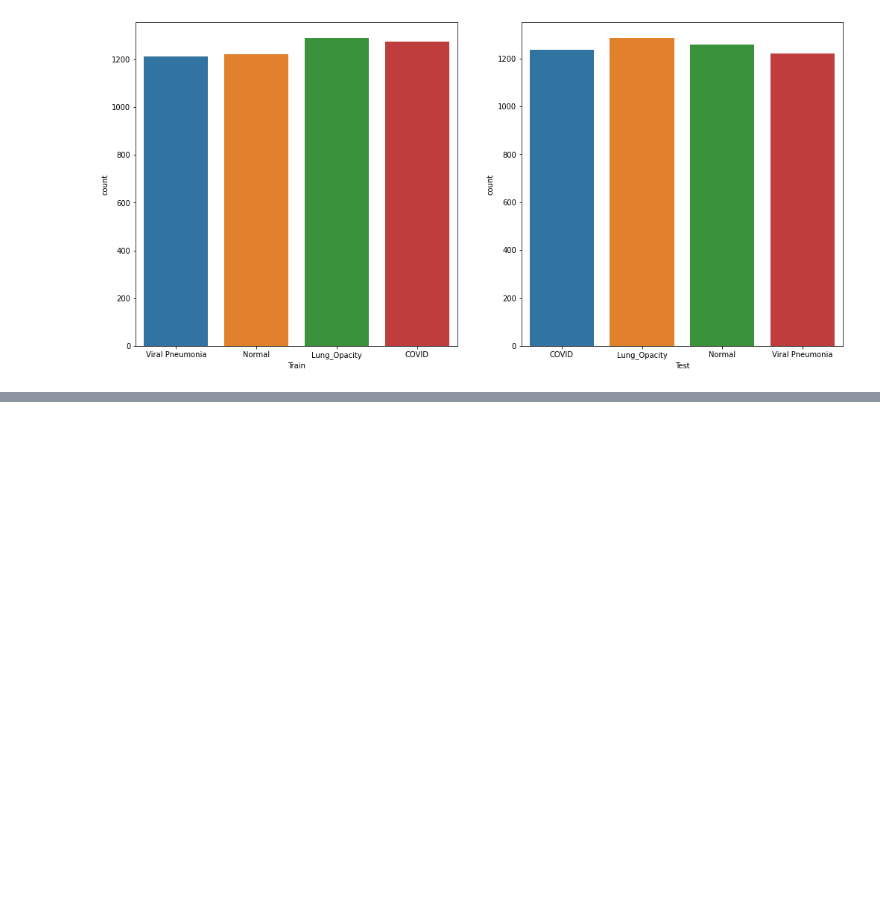
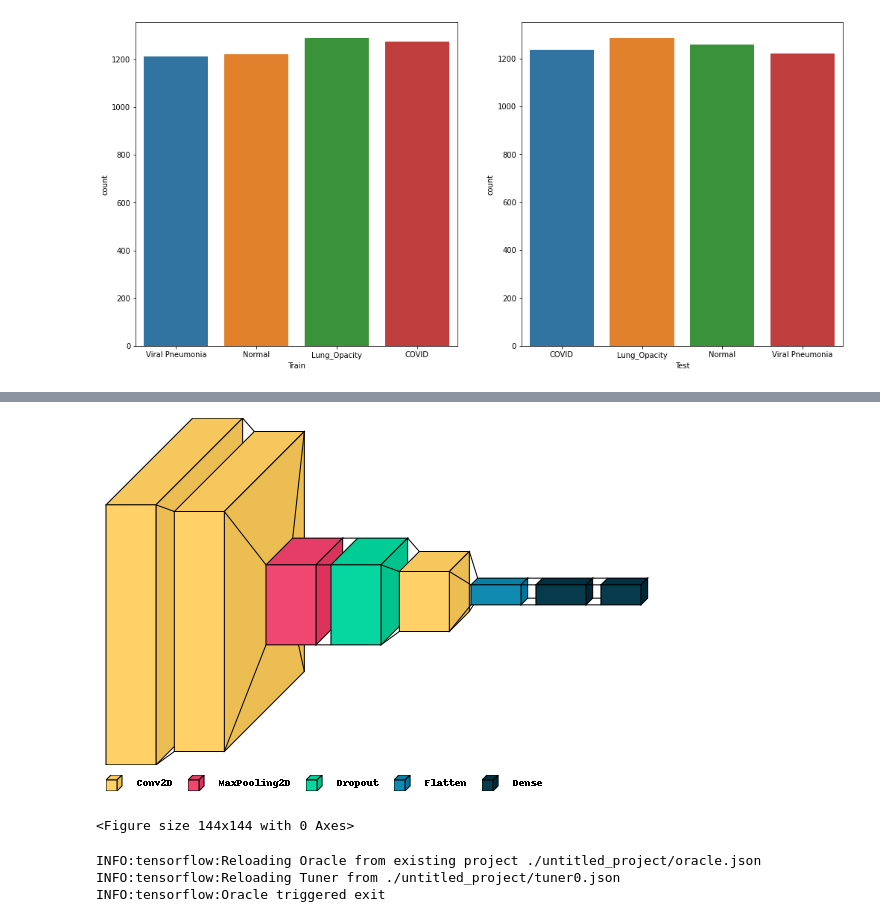
Before and after one commit to YasinnSoylu/covid-19-hybrid-image-processing, a Jupyter notebook: keras_tuner_models_(1).ipynb, the cells around one changed output, grey strips where cells are left out. Drawn from its saved outputs; the diff is of its cells as text; code cells hidden in the pictures; blank space fills up the shorter version.

```diff
--- a/keras_tuner_models_(1).ipynb
+++ b/keras_tuner_models_(1).ipynb
@@ -214,0 +259,20 @@ _________________________________________________________________
+# %%
+import visualkeras
+from PIL import ImageFont
+plt.figure(figsize=(2, 2))
+visualkeras.layered_view(model, legend=True,spacing=15,scale_xy = 10 , scale_z = 10, max_z = 50)
+# %% [output]
+[figure, added]
+<Figure size 144x144 with 0 Axes>
+# %%
+#importing random search
+from kerastuner import RandomSearch
+#creating randomsearch object
+tuner = RandomSearch(build_model,
+                    objective='val_accuracy',
+                    max_trials = 5)
+tuner.search(x_train,y_train,epochs=5,validation_data=(x_test,y_test))
+# %% [output]
+INFO:tensorflow:Reloading Oracle from existing project ./untitled_project/oracle.json
+INFO:tensorflow:Reloading Tuner from ./untitled_project/tuner0.json
+INFO:tensorflow:Oracle triggered exit
```
Also changed, not shown: parts of 19 cells of this notebook.
